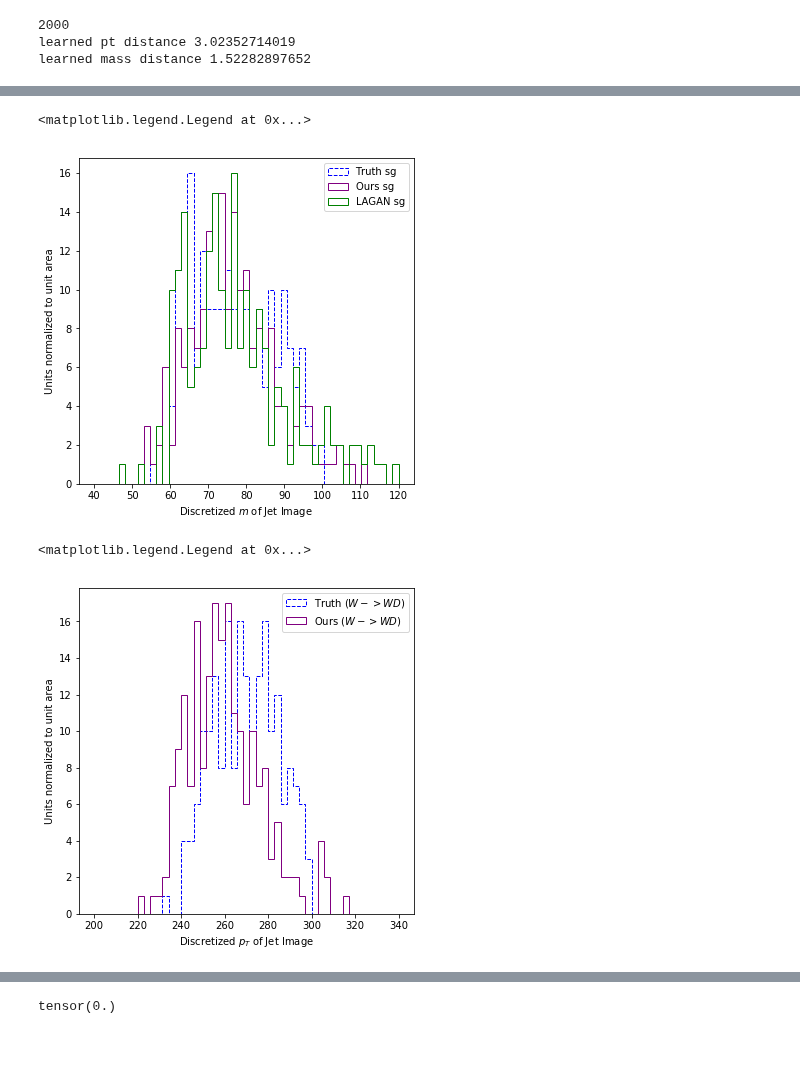
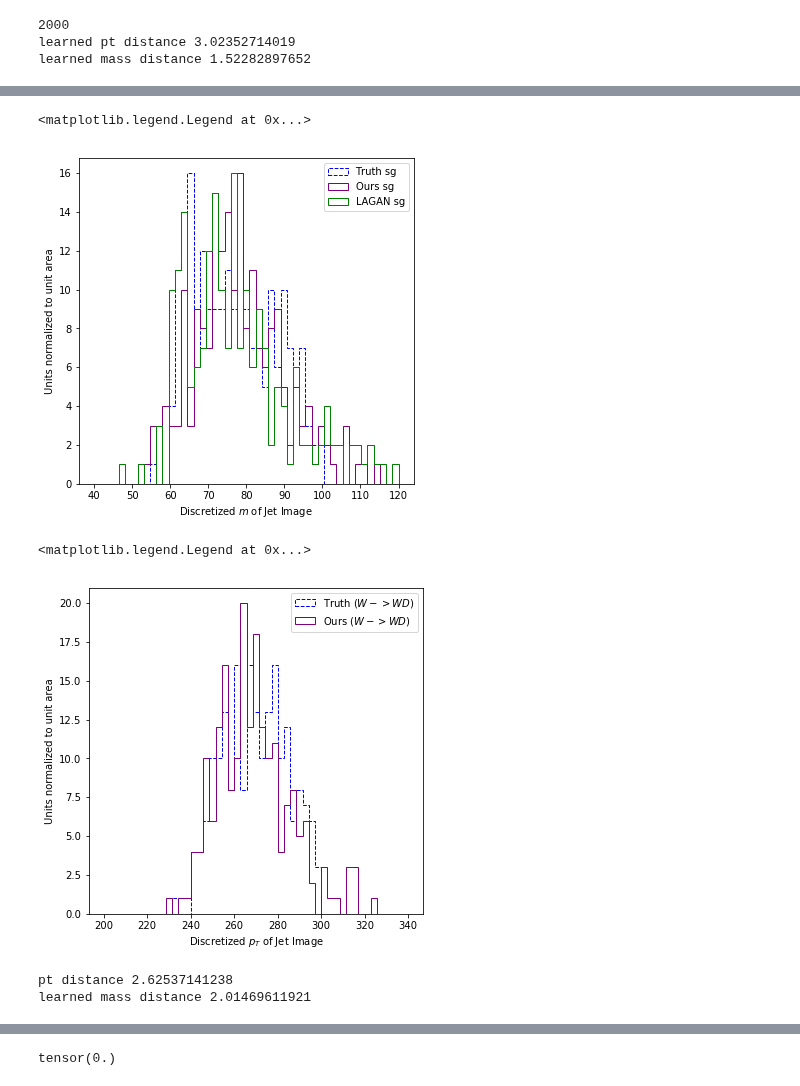
Before and after one commit to adamlu123/SparseImageFlows, a Jupyter notebook: Notebooks/quantize_image.ipynb, the cells around one changed output, grey strips where cells are left out. Cells and saved outputs as stored; diff of their text form; code cells hidden in the pictures; blank space fills up the shorter version.

```diff
--- a/Notebooks/quantize_image.ipynb
+++ b/Notebooks/quantize_image.ipynb
@@ -142,12 +142,11 @@ plt.hist(pt)
  <a list of 10 Patch objects>)
 [figure]
 # %%
-sampledir = '/extra/yadongl10/BIG_sandbox/SparseImageFlows_result/lagan_pixelcnn/Mixture'
+# sampledir = '/extra/yadongl10/BIG_sandbox/SparseImageFlows_result/lagan_pixelcnn/Mixture'
 
-# sampledir = '/extra/yadongl10/BIG_sandbox/SparseImageFlows_result' +\
+sampledir = '/extra/yadongl10/BIG_sandbox/SparseImageFlows_result' +\
 # '/bg/bg_multi_9_5_batch128_plainsoftmax_GeLU_const_lr/lr_1e-5_act_GeLU_latent_5_spiral/'
-
-# '/bg/bg_multi_9_5_batch128_reshapenorm_GeLU_const_lr_center_mu005_adj/lr_1e-4_act_GeLU_latent_5_spiral'
+'/bg/bg_multi_9_5_batch128_reshapenorm_GeLU_const_lr_center_mu005_adj/lr_1e-4_act_GeLU_latent_5_spiral'
 # '/multi_9_5_batch128_reshapenorm_GeLU_const_lr_1e-4/lr_1e-4_act_GeLU_latent_5_spiral'
 
 with open(sampledir+'/background_Mix_discretized_sample_55.pkl', 'rb') as f:
@@ -292,10 +291,16 @@ plt.show()
+# %%
+sample_sg.shape
+uniform_noise = np.zeros_like(sample_sg)
+uniform_noise[:,11:14, 11:14] = 2*np.random.uniform(0,1,(200, 3,3))
+sample_sg_add_uniform = sample_sg+uniform_noise
 # %%
+n=200
 assert n == sample_sg.shape[0]
 fig, ax = plt.subplots(figsize=(6, 6))
 bins = np.linspace(40, 120, 50)
 mass_image, _, _ = plt.hist(discrete_mass(image[:n]),
              bins=bins, histtype='step', label=r'Truth sg', normed=False, color='blue', linestyle='dashed')
-mass_samples, _, _ = plt.hist(discrete_mass(sample_sg),
+mass_samples, _, _ = plt.hist(discrete_mass(sample_sg_add_uniform),
              bins=bins, histtype='step', label=r'Ours sg', normed=False, color='purple', linestyle='solid')
 mass_lagan, _, _ = plt.hist(discrete_mass(samples_lagan[:n]),
              bins=bins, histtype='step', label=r'LAGAN sg', normed=False, color='green', linestyle='solid')
@@ -305,22 +310,28 @@ plt.legend()
 # plt.ylim(0, 0.11)
 # %% [output]
 <matplotlib.legend.Legend at 0x...>
-[figure, old version]
+[figure, new version]
 # %%
 fig, ax = plt.subplots(figsize=(6, 6))
 bins = np.linspace(200, 340, 50)
 
-pt_image, _, _ = plt.hist(discrete_pt(image[:n]),
+pt_image, _, _ = plt.hist(discrete_pt(image[:200]),
              bins=bins, histtype='step', label=r'Truth ($W->WD$)', normed=False, color='blue', linestyle='dashed')
-pt_samples, _, _ = plt.hist(discrete_pt(sample_sg),
+pt_samples, _, _ = plt.hist(discrete_pt(sample_sg_add_uniform),
              bins=bins, histtype='step', label=r'Ours ($W->WD$)', normed=False, color='purple')
 plt.xlabel(r'Discretized $p_T$ of Jet Image')
 plt.ylabel(r'Units normalized to unit area')
 plt.legend()
 # plt.ylim(0, 0.045)
 # %% [output]
 <matplotlib.legend.Legend at 0x...>
-[figure, old version]
+[figure, new version]
+# %%
+print('pt distance',  wasserstein_distance(discrete_pt(image[:200]), discrete_pt(sample_sg_add_uniform)))
+print('learned mass distance', wasserstein_distance(discrete_mass(image[:n]), discrete_mass(sample_sg_add_uniform)))
+# %% [output]
+pt distance 2.62537141238
+learned mass distance 2.01469611921
 # %%
 fig, ax = plt.subplots(figsize=(7, 6))
 
```
Also changed, not shown: parts of 7 cells of this notebook.
